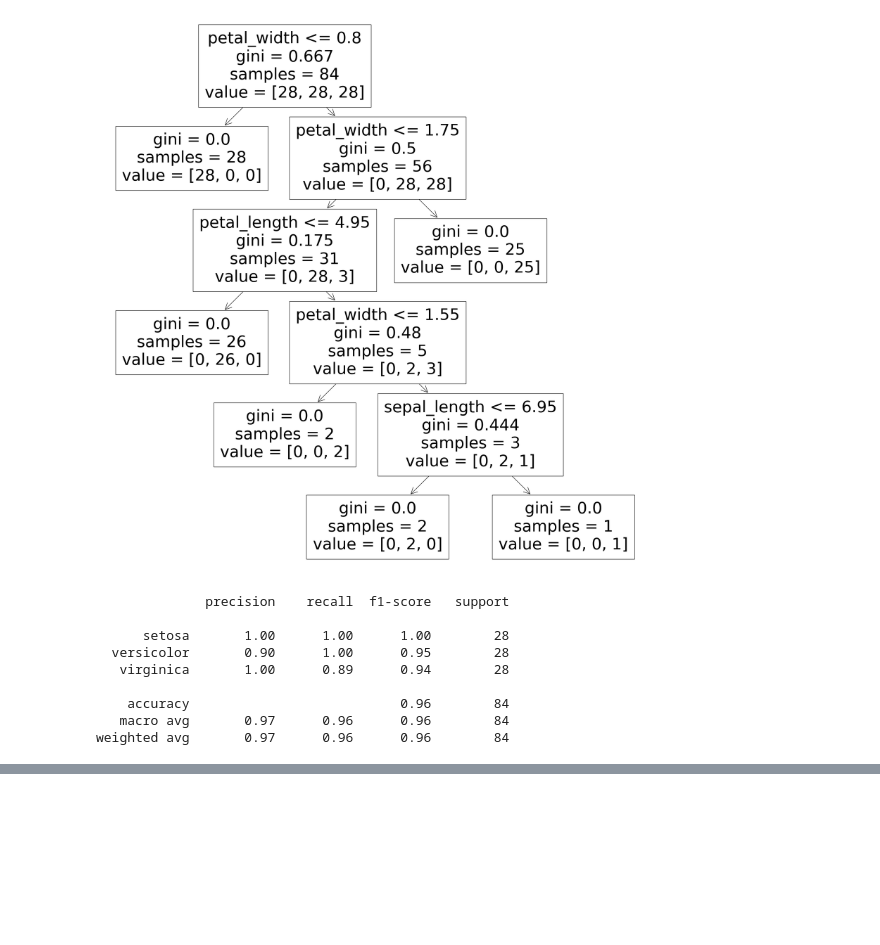
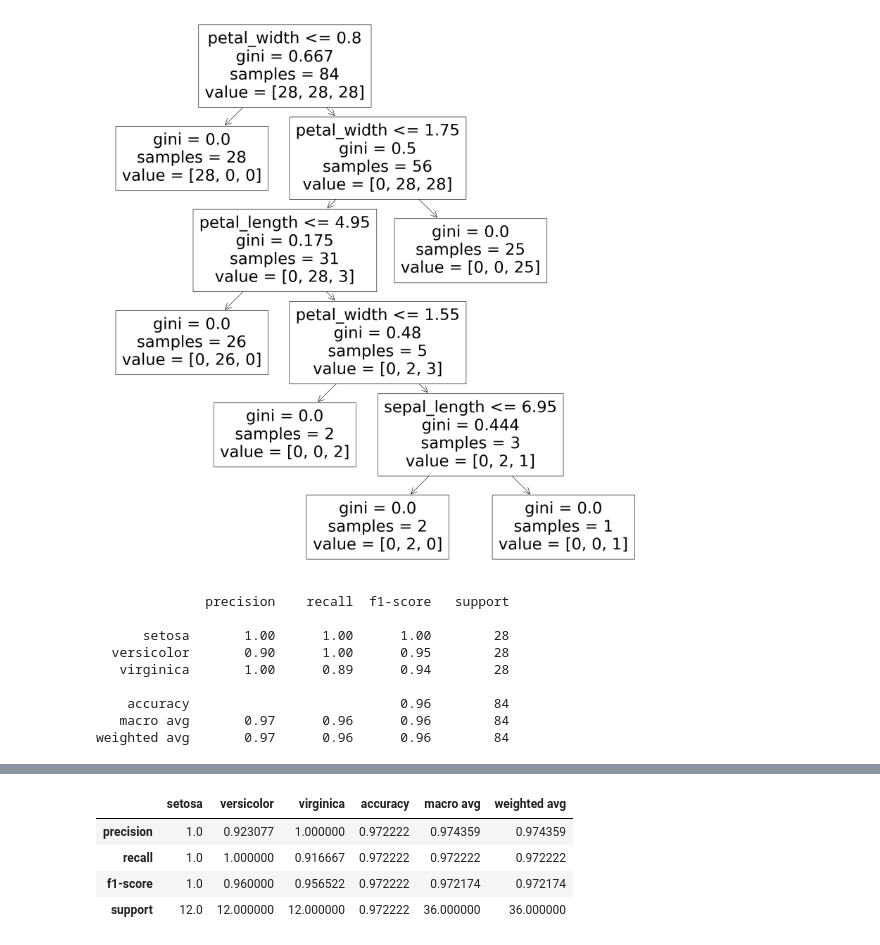
Before and after one commit to Jared-Wood135/classification-exercises, a Jupyter notebook: DT_RF.ipynb, the cells around one changed output, grey strips where cells are left out. Cells and saved outputs as stored; diff of their text form; code cells hidden in the pictures; blank space fills up the shorter version.

```diff
--- a/DT_RF.ipynb
+++ b/DT_RF.ipynb
@@ -238,0 +246,9 @@ weighted avg       0.97      0.96      0.96        84
+# %%
+# make the thing
+rf = RandomForestClassifier()
+# fit the thing
+# note: if we narrow down the feature in fit
+rf.fit(x_train[['petal_length', 'petal_width']], y_train)
+# use the thing
+# we need to do it on predict as well!!
+rf1_preds = rf.predict(x_train[['petal_length', 'petal_width']])
@@ -238,0 +259,4 @@ weighted avg       0.97      0.96      0.96        84
+# %%
+# narrow down independent and dependent features with my
+# lists of features from before
+x_val, y_val = validate[x_cols], validate[y_cols]
@@ -238,0 +285,6 @@ weighted avg       0.97      0.96      0.96        84
+# %%
+rf_feats = ['petal_length', 'petal_width']
+print(f'''
+Performance in accuracy of Random Forest 1 on training data:
+Accuracy (train): {rf.score(x_train[rf_feats], y_train)}
+Accuracy (validate): {round(rf.score(x_val[rf_feats], y_val), 2)}''')
@@ -238,0 +309,11 @@ weighted avg       0.97      0.96      0.96        84
+# %%
+val_pred = rf.predict(x_val[rf_feats])
+# %%
+# yasssssification report:
+pd.DataFrame(classification_report(y_val, val_pred, output_dict=True))
+# %% [output]
+|  | setosa | versicolor | virginica | accuracy | macro avg | weighted avg |
+| precision | 1.0 | 0.923077 | 1.000000 | 0.972222 | 0.974359 | 0.974359 |
+| recall | 1.0 | 1.000000 | 0.916667 | 0.972222 | 0.972222 | 0.972222 |
+| f1-score | 1.0 | 0.960000 | 0.956522 | 0.972222 | 0.972174 | 0.972174 |
+| support | 12.0 | 12.000000 | 12.000000 | 0.972222 | 36.000000 | 36.000000 |
```
Also changed, not shown: parts of 12 cells of this notebook.
